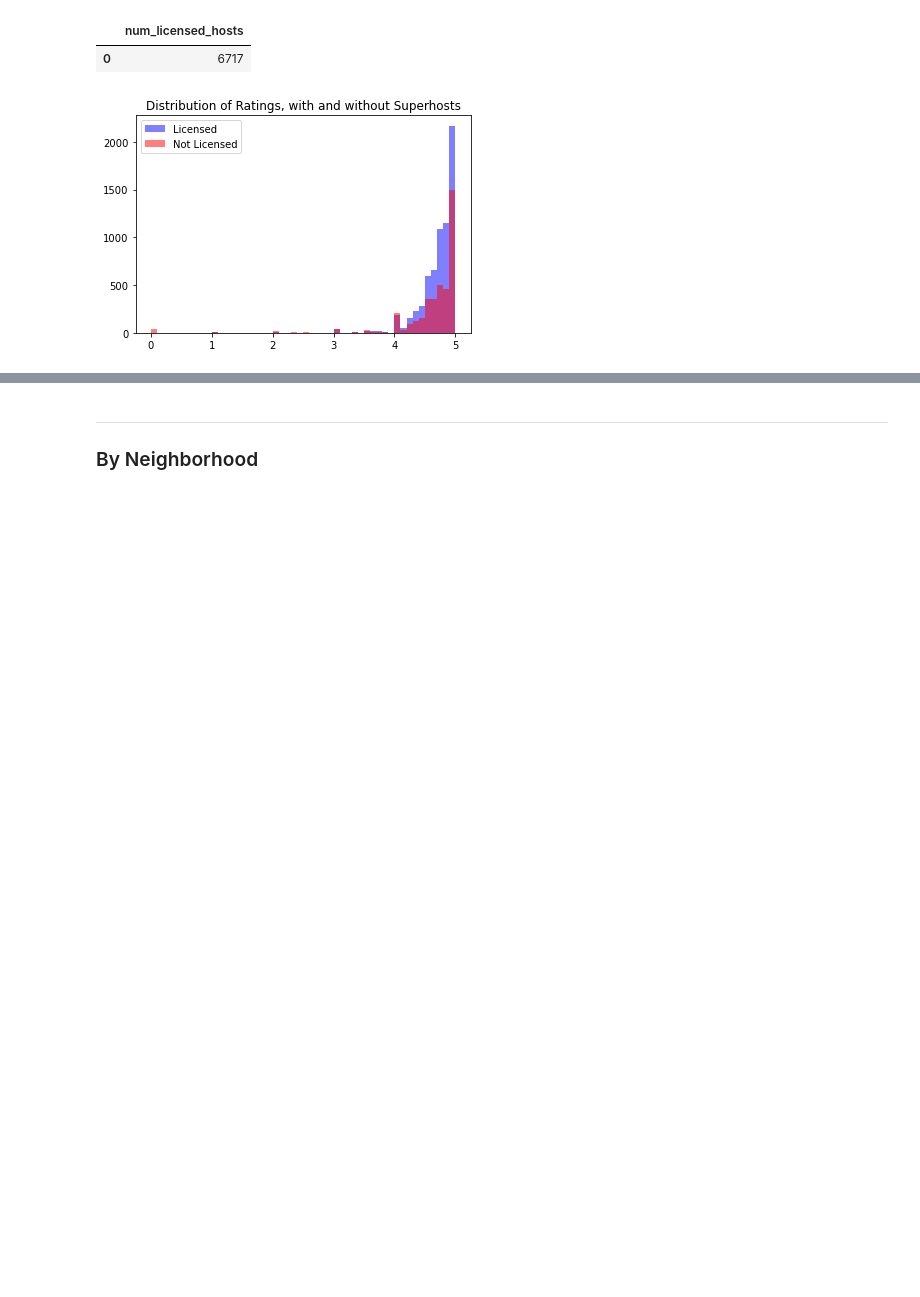
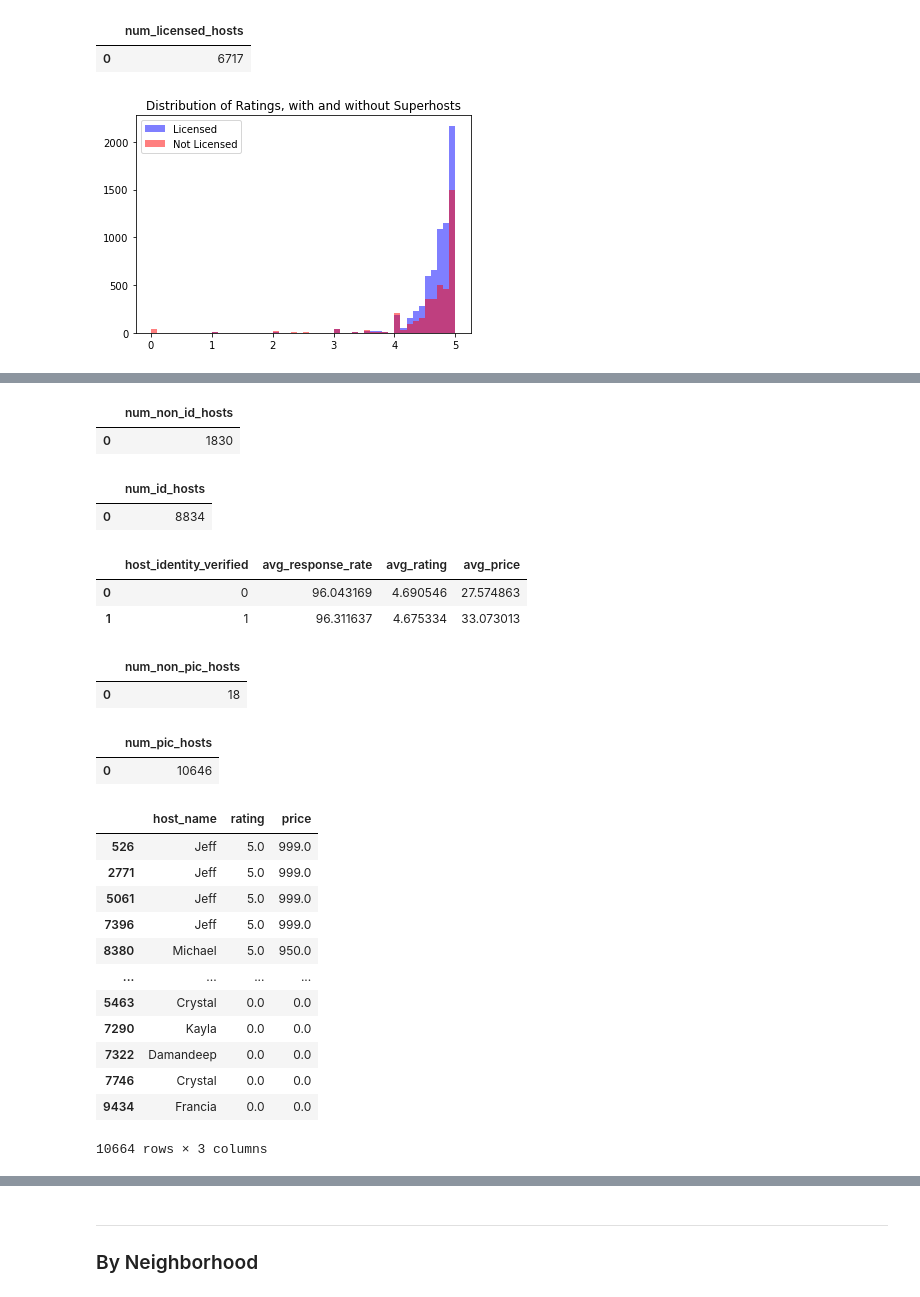
Before and after one commit to pemurp19/Airbnb-Listings, a Jupyter notebook: code/listings_eda.ipynb, the cells around one changed output, grey strips where cells are left out. Saved outputs shown, nothing was run; the diff lists cells and outputs as text; code cells hidden in the pictures; blank space fills up the shorter version.

```diff
--- a/code/listings_eda.ipynb
+++ b/code/listings_eda.ipynb
@@ -611,0 +629,77 @@ host.head()
+# %%
+sql = """
+SELECT COUNT(*) as num_non_id_hosts
+FROM listings
+WHERE host_identity_verified = 0
+"""
+
+host = sqldf(sql)
+host.head()
+# %% [output]
+|  | num_non_id_hosts |
+| 0 | 1830 |
+# %%
+sql = """
+SELECT COUNT(*) as num_id_hosts
+FROM listings
+WHERE host_identity_verified = 1
+"""
+
+host = sqldf(sql)
+host.head()
+# %% [output]
+|  | num_id_hosts |
+| 0 | 8834 |
+# %%
+sql = """
+SELECT host_identity_verified, AVG(host_response_rate) AS avg_response_rate, AVG(rating) AS avg_rating, AVG(price) AS avg_price
+FROM listings
+GROUP BY host_identity_verified
+"""
+
+host = sqldf(sql)
+host.head()
+# %% [output]
+|  | host_identity_verified | avg_response_rate | avg_rating | avg_price |
+| 0 | 0 | 96.043169 | 4.690546 | 27.574863 |
+| 1 | 1 | 96.311637 | 4.675334 | 33.073013 |
+# %%
+sql = """
+SELECT COUNT(*) as num_non_pic_hosts
+FROM listings
+WHERE host_has_profile_pic = 0
+"""
+
+host = sqldf(sql)
+host.head()
+# %% [output]
+|  | num_non_pic_hosts |
+| 0 | 18 |
+# %%
+sql = """
+SELECT COUNT(*) as num_pic_hosts
+FROM listings
+WHERE host_has_profile_pic = 1
+"""
+
+host = sqldf(sql)
+host.head()
+# %% [output]
+|  | num_pic_hosts |
+| 0 | 10646 |
+# %%
+listings[['host_name', 'rating', 'price']].sort_values(by = ['rating', 'price'], ascending=False)
+# %% [output]
+|  | host_name | rating | price |
+| 526 | Jeff | 5.0 | 999.0 |
+| 2771 | Jeff | 5.0 | 999.0 |
+| 5061 | Jeff | 5.0 | 999.0 |
+| 7396 | Jeff | 5.0 | 999.0 |
+| 8380 | Michael | 5.0 | 950.0 |
+| ... | ... | ... | ... |
+| 5463 | Crystal | 0.0 | 0.0 |
+| 7290 | Kayla | 0.0 | 0.0 |
+| 7322 | Damandeep | 0.0 | 0.0 |
+| 7746 | Crystal | 0.0 | 0.0 |
+| 9434 | Francia | 0.0 | 0.0 |
+10664 rows × 3 columns
```
Also changed, not shown: parts of 22 cells of this notebook, 2 other files.
